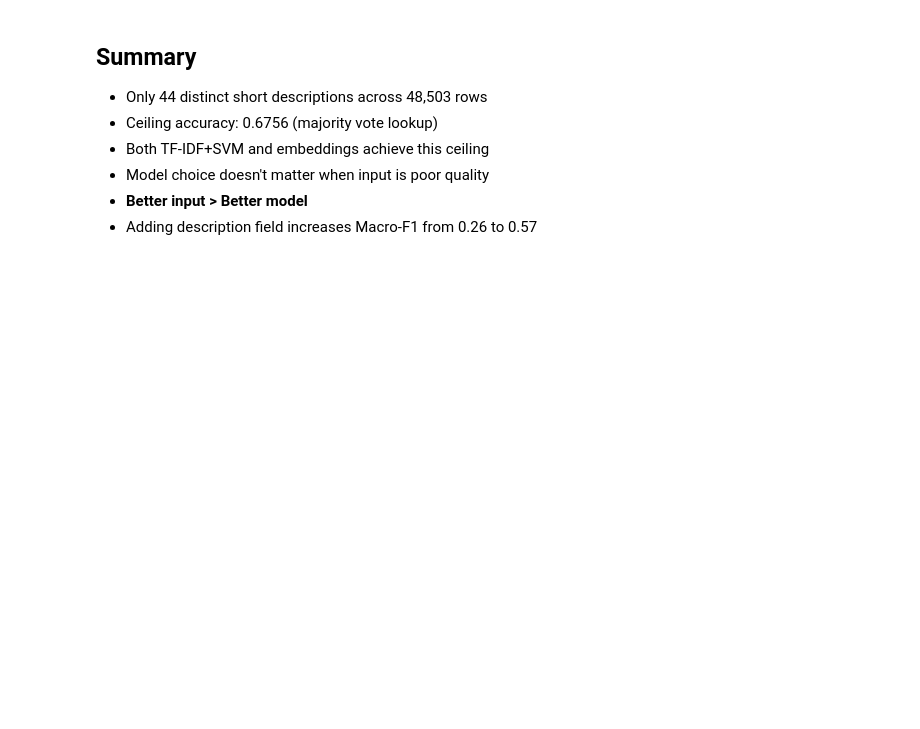
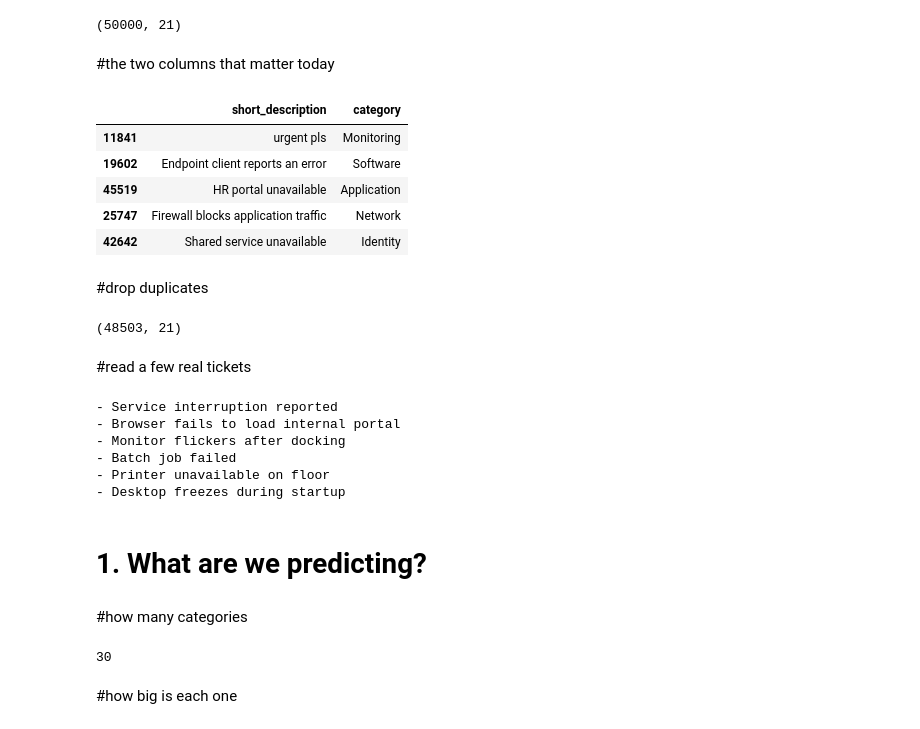
Before and after one commit to DeepaBenni/ai-transformation-bootcamp, a Jupyter notebook: week_2/day_8.ipynb, the cells around one changed output. Saved outputs shown, nothing was run; the diff lists cells and outputs as text; code cells hidden in the pictures; blank space fills up the shorter version.

Commit message:
Day 8: NLP baselines, ceiling analysis and model comparison

```diff
--- a/week_2/day_8.ipynb
+++ b/week_2/day_8.ipynb
@@ -57,9 +0,0 @@ print(f'Test - Accuracy: {acc_te:.4f}, Macro-F1: {f1_te:.4f}')
-# %% [markdown]
-## Summary
-
-- Only 44 distinct short descriptions across 48,503 rows
-- Ceiling accuracy: 0.6756 (majority vote lookup)
-- Both TF-IDF+SVM and embeddings achieve this ceiling
-- Model choice doesn't matter when input is poor quality
-- **Better input > Better model**
-- Adding description field increases Macro-F1 from 0.26 to 0.57
@@ -65,0 +7,46 @@ print(f'Test - Accuracy: {acc_te:.4f}, Macro-F1: {f1_te:.4f}')
+# %%
+df = pd.read_csv('../data/day_6.csv')
+df['opened_at'] = pd.to_datetime(df['opened_at'])
+df.shape
+# %% [output]
+(50000, 21)
+# %% [markdown]
+#the two columns that matter today
+# %%
+df[['short_description', 'category']].sample(5, random_state=0)
+# %% [output]
+|  | short_description | category |
+| 11841 | urgent pls | Monitoring |
+| 19602 | Endpoint client reports an error | Software |
+| 45519 | HR portal unavailable | Application |
+| 25747 | Firewall blocks application traffic | Network |
+| 42642 | Shared service unavailable | Identity |
+# %% [markdown]
+#drop duplicates
+# %%
+df = df.drop_duplicates(subset=['short_description', 'description', 'category'])
+df.shape
+# %% [output]
+(48503, 21)
+# %% [markdown]
+#read a few real tickets
+# %%
+for t in df.short_description.sample(6, random_state=1):
+    print('-', t)
+# %% [output]
+- Service interruption reported
+- Browser fails to load internal portal
+- Monitor flickers after docking
+- Batch job failed
+- Printer unavailable on floor
+- Desktop freezes during startup
+# %% [markdown]
+# 1. What are we predicting?
+# %% [markdown]
+#how many categories
+# %%
+df.category.nunique()
+# %% [output]
+30
+# %% [markdown]
+#how big is each one
```
Also changed, not shown: parts of 106 cells of this notebook.
